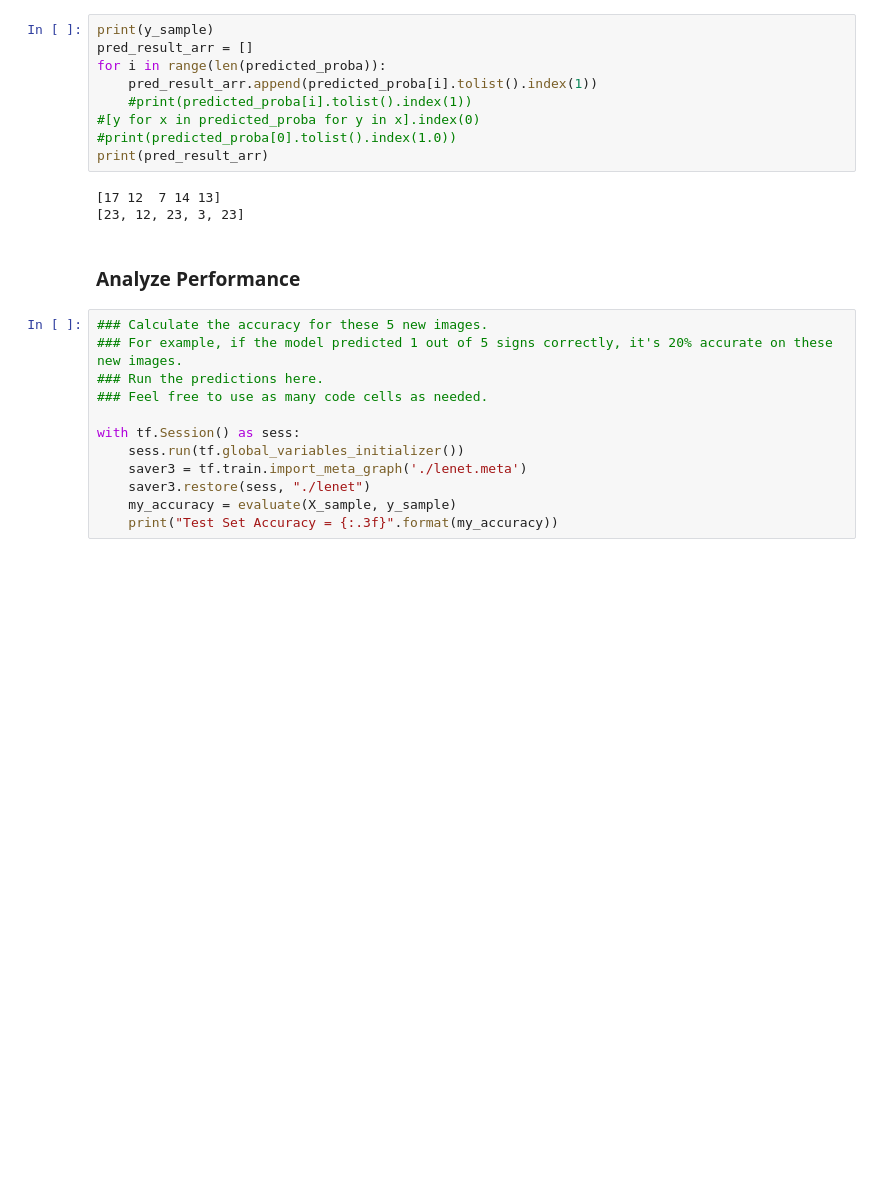
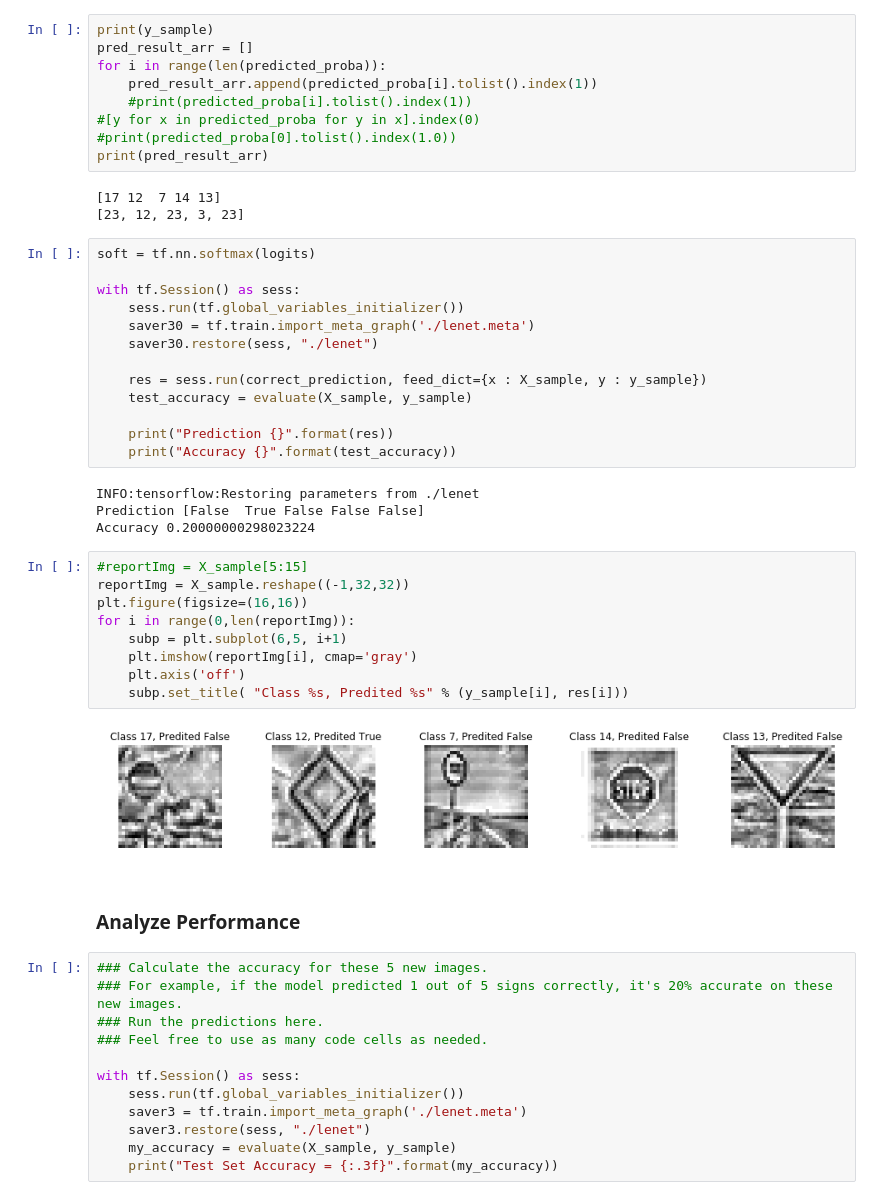
Before and after one commit to hanbrianlee/brian, a Jupyter notebook: CarND-Traffic-Sign-Classifier-Project/Traffic_Sign_Classifier.ipynb, the cells around one changed output. Saved outputs shown, nothing was run; the diff lists cells and outputs as text; blank space fills up the shorter version.

```diff
--- a/CarND-Traffic-Sign-Classifier-Project/Traffic_Sign_Classifier.ipynb
+++ b/CarND-Traffic-Sign-Classifier-Project/Traffic_Sign_Classifier.ipynb
@@ -640,6 +642,34 @@ print(pred_result_arr)
 # %% [output]
 [17 12  7 14 13]
 [23, 12, 23, 3, 23]
+# %%
+soft = tf.nn.softmax(logits)
+
+with tf.Session() as sess:
+    sess.run(tf.global_variables_initializer())
+    saver30 = tf.train.import_meta_graph('./lenet.meta')
+    saver30.restore(sess, "./lenet")
+
+    res = sess.run(correct_prediction, feed_dict={x : X_sample, y : y_sample})
+    test_accuracy = evaluate(X_sample, y_sample)
+
+    print("Prediction {}".format(res))
+    print("Accuracy {}".format(test_accuracy))
+# %% [output]
+INFO:tensorflow:Restoring parameters from ./lenet
+Prediction [False  True False False False]
+Accuracy 0.20000000298023224
+# %%
+#reportImg = X_sample[5:15]
+reportImg = X_sample.reshape((-1,32,32))
+plt.figure(figsize=(16,16))
+for i in range(0,len(reportImg)):
+    subp = plt.subplot(6,5, i+1)
+    plt.imshow(reportImg[i], cmap='gray')
+    plt.axis('off')
+    subp.set_title( "Class %s, Predited %s" % (y_sample[i], res[i]))
+# %% [output]
+[figure, added]
 # %% [markdown]
 ### Analyze Performance
 # %%
```
Also changed, not shown: parts of 5 cells of this notebook, 1 other file.
